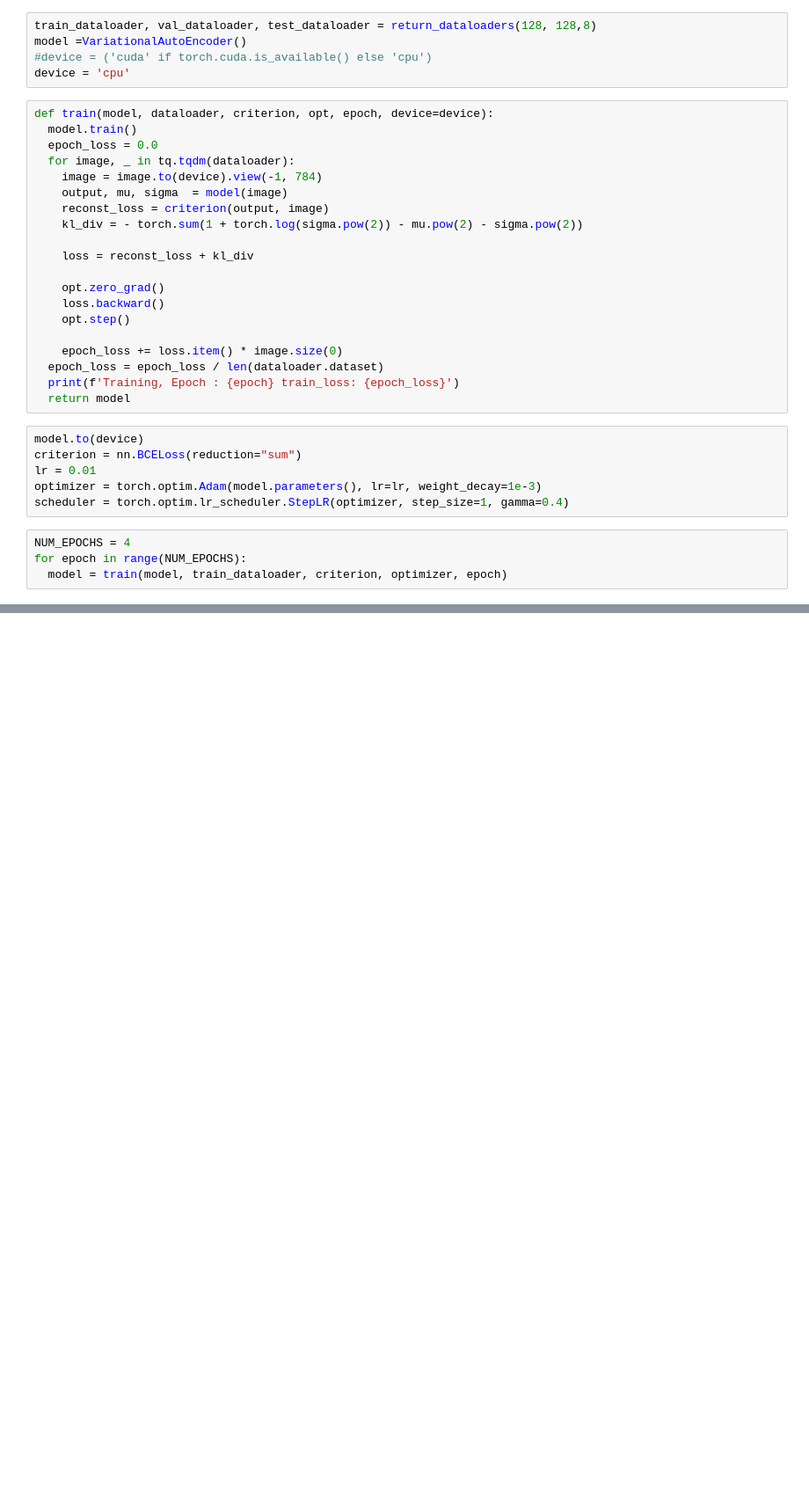
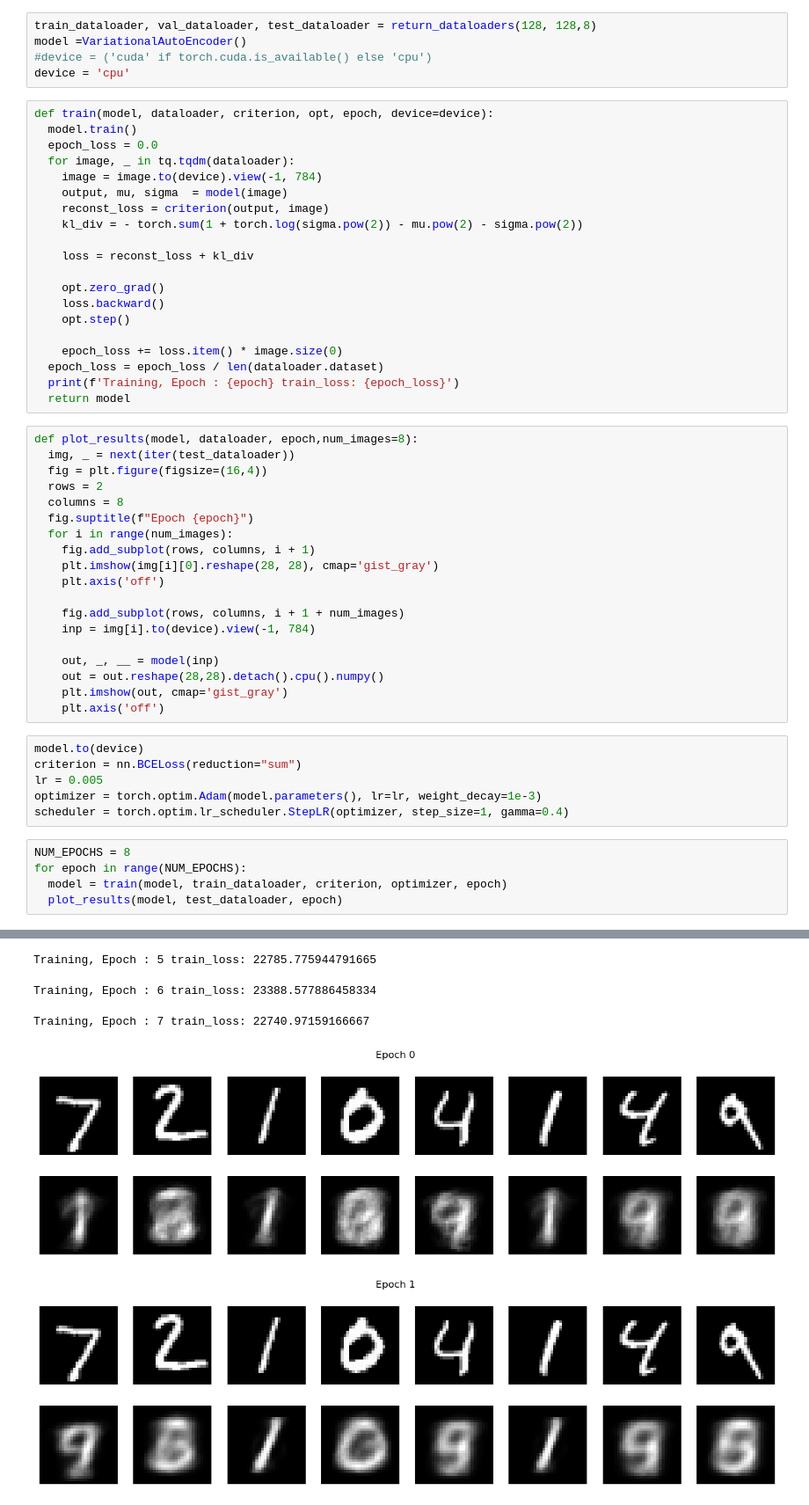
Before and after one commit to JRogul/MachineLearning, a Jupyter notebook: computer_vision/auteencoders/src/variational_autoencoders.ipynb, the cells around one changed output, grey strips where cells are left out. Shown at 88% size. Cells and saved outputs as stored; diff of their text form; blank space fills up the shorter version.

Commit message:
visualizing latten space

```diff
--- a/computer_vision/auteencoders/src/variational_autoencoders.ipynb
+++ b/computer_vision/auteencoders/src/variational_autoencoders.ipynb
@@ -30,14 +32,34 @@ def train(model, dataloader, criterion, opt, epoch, device=device):
   epoch_loss = epoch_loss / len(dataloader.dataset)
   print(f'Training, Epoch : {epoch} train_loss: {epoch_loss}')
   return model
+# %%
+def plot_results(model, dataloader, epoch,num_images=8):
+  img, _ = next(iter(test_dataloader))
+  fig = plt.figure(figsize=(16,4))
+  rows = 2
+  columns = 8
+  fig.suptitle(f"Epoch {epoch}")
+  for i in range(num_images):
+    fig.add_subplot(rows, columns, i + 1)
+    plt.imshow(img[i][0].reshape(28, 28), cmap='gist_gray')
+    plt.axis('off')
+
+    fig.add_subplot(rows, columns, i + 1 + num_images)
+    inp = img[i].to(device).view(-1, 784)
+
+    out, _, __ = model(inp)
+    out = out.reshape(28,28).detach().cpu().numpy()
+    plt.imshow(out, cmap='gist_gray')
+    plt.axis('off')
 # %%
 model.to(device)
 criterion = nn.BCELoss(reduction="sum")
-lr = 0.01
+lr = 0.005
 optimizer = torch.optim.Adam(model.parameters(), lr=lr, weight_decay=1e-3)
 scheduler = torch.optim.lr_scheduler.StepLR(optimizer, step_size=1, gamma=0.4)
 # %%
-NUM_EPOCHS = 4
+NUM_EPOCHS = 8
 for epoch in range(NUM_EPOCHS):
   model = train(model, train_dataloader, criterion, optimizer, epoch)
+  plot_results(model, test_dataloader, epoch)
 # %% [output]
@@ -47,0 +71,5 @@ Training, Epoch : 3 train_loss: 26335.751840625
+Training, Epoch : 5 train_loss: 22785.775944791665
+Training, Epoch : 6 train_loss: 23388.577886458334
+Training, Epoch : 7 train_loss: 22740.97159166667
+[figure, added]
+[figure, added]
```
Also changed, not shown: parts of 6 cells of this notebook, 2 other files.
